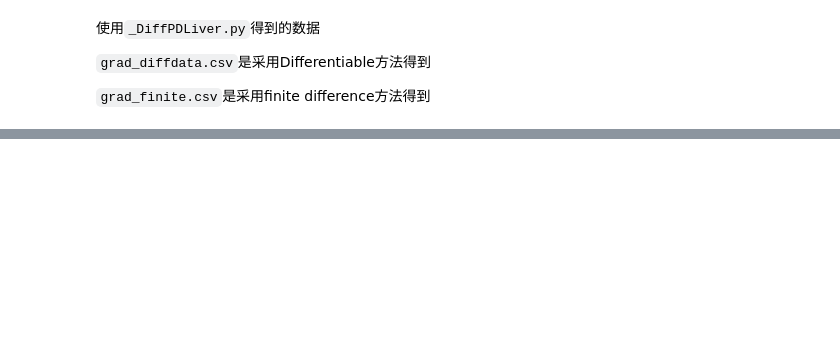
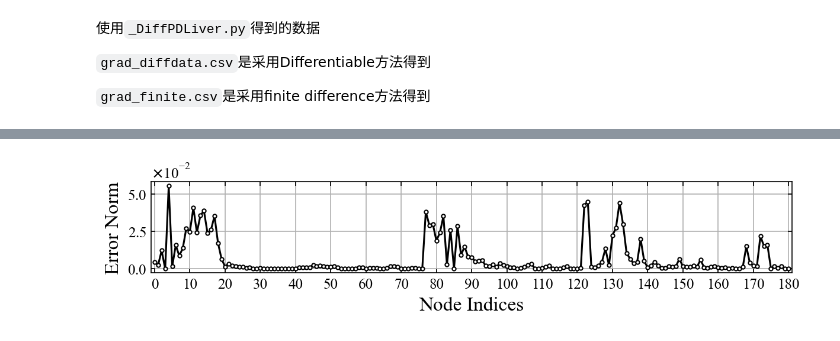
Before and after one commit to yang-si-hang/paper-2023, a Jupyter notebook: Test branch/SOFACode/20240709-DiffPD 3D validate/GradError.ipynb, the cells around one changed output, grey strips where cells are left out. Cells and saved outputs as stored; diff of their text form; code cells hidden in the pictures; blank space fills up the shorter version.

```diff
--- a/Test branch/SOFACode/20240709-DiffPD 3D validate/GradError.ipynb
+++ b/Test branch/SOFACode/20240709-DiffPD 3D validate/GradError.ipynb
@@ -58,0 +57,33 @@ plt.show()
+# %%
+# 论文作图
+fig = plt.figure(figsize=(8, 2), dpi=150)
+gs = GridSpec(1, 1, figure=fig)
+
+# fig.suptitle('Gradient Difference between Finite Difference and Analytic Method', fontsize=18)
+
+# ax_compare = fig.add_subplot(gs[0])
+# ax_compare.plot(np.linalg.norm(grad_diffdata, axis=1), label='Analytic Method', c='r')
+# ax_compare.plot(np.linalg.norm(grad_finite, axis=1), label='Finite Difference Method', c='k')
+# ax_compare.set_ylabel('Gradient Norm', fontsize=16)
+# ax_compare.legend(fontsize=12, loc='upper right')
+
+ax_error = fig.add_subplot(gs[0])
+ax_error.plot(np.linalg.norm(error, axis=1), marker='.', markerfacecolor='white', c='k', lw=1.5)
+ax_error.set_ylabel('Error Norm', fontsize=16)
+ax_error.set_xlabel('Node Indices', fontsize=16)
+
+axs = [ ax_error]
+for ax in axs:
+    ax.set_xlim([-1, len(error)])
+    ax.ticklabel_format(axis='y', style='sci', scilimits=(-1, 1), useLocale=False, useMathText=True)
+    ax.tick_params(axis='both', which='major', labelsize=12, direction='in', top=True, right=True)
+    ax.xaxis.set_major_locator(MultipleLocator(10))
+    ax.yaxis.offsetText.set_fontsize(12)
+    ax.yaxis.get_offset_text().set_fontsize(12)
+    ax.grid('True', zorder=-1)
+    # ax.label_outer()
+
+plt.tight_layout()
+fig.savefig('grad-error.png', transparent=True, dpi=300)
+# %% [output]
+[figure, added]
```
Also changed, not shown: parts of 2 cells of this notebook, 1 other file.
